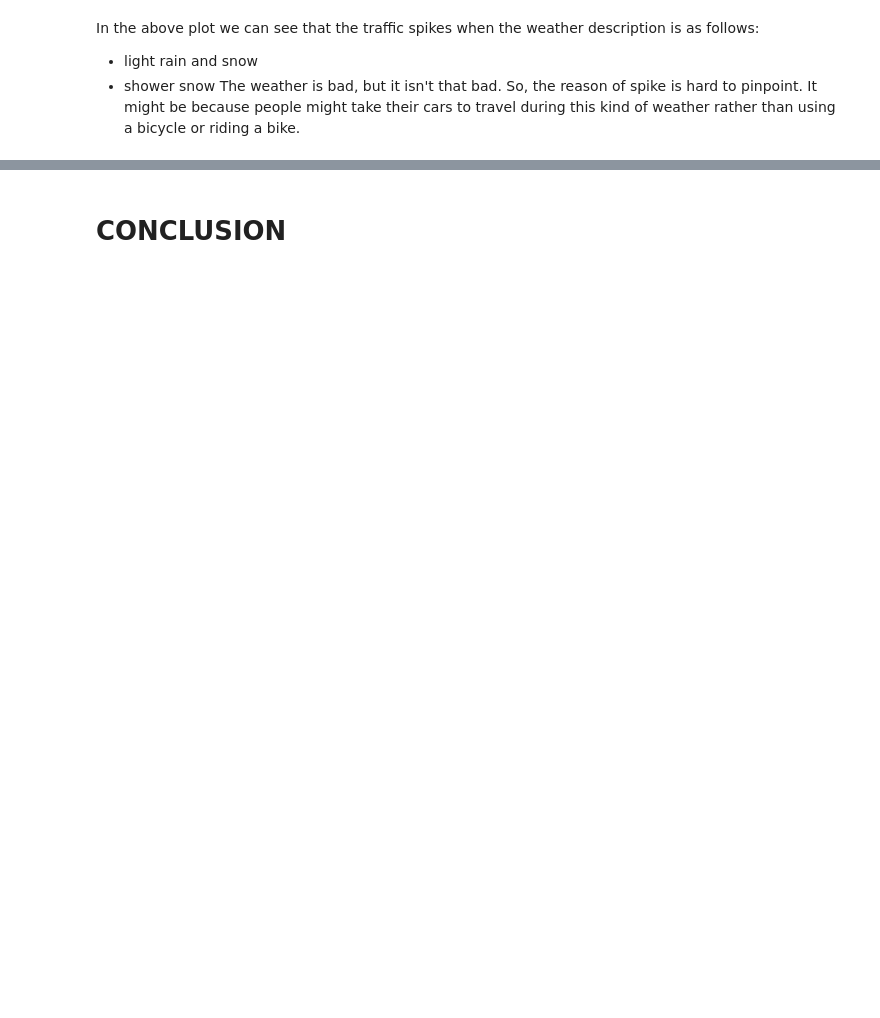
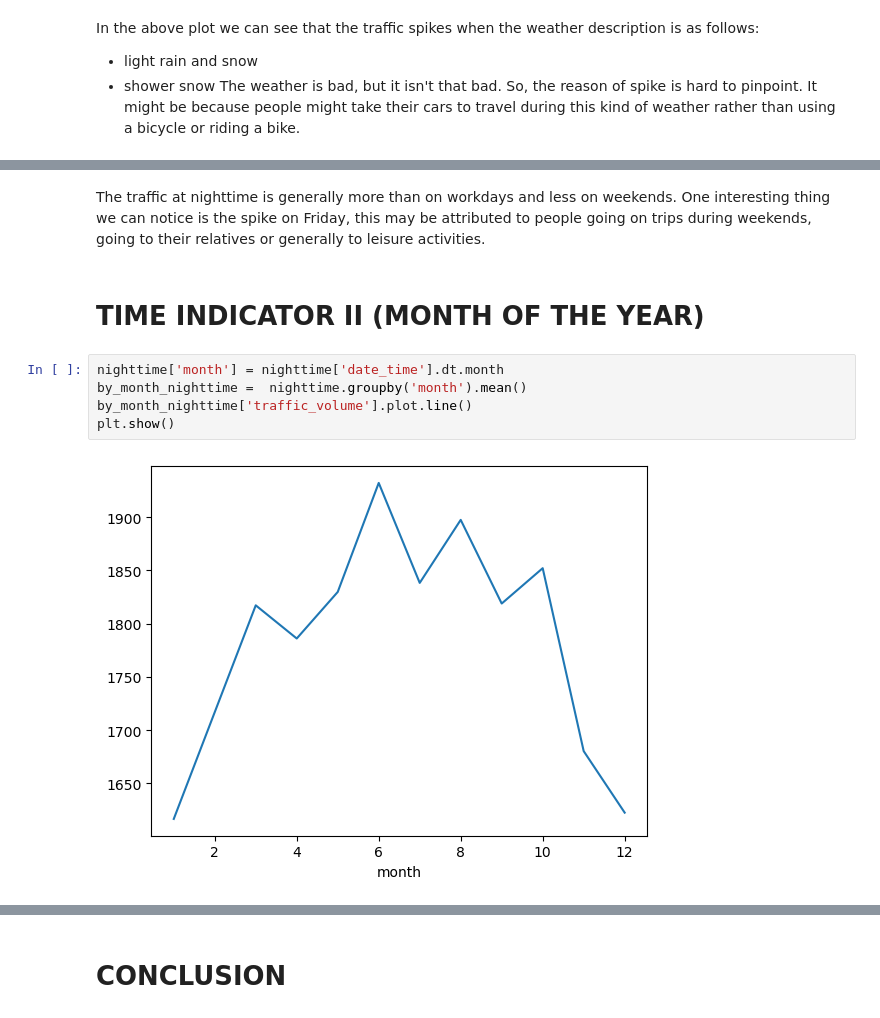
Before and after one commit to Vivek1325/Heavy-Traffic-Indicators-on-I-94, a Jupyter notebook: traffic analysis.ipynb, the cells around one changed output, grey strips where cells are left out. Saved outputs shown, nothing was run; the diff lists cells and outputs as text; blank space fills up the shorter version.

```diff
--- a/traffic analysis.ipynb
+++ b/traffic analysis.ipynb
@@ -321,0 +338,12 @@ It might be because people might take their cars to travel during this kind of w
+# %% [markdown]
+The traffic at nighttime is generally more than on workdays and less on weekends.
+One interesting thing we can notice is the spike on Friday, this may be attributed to people going on trips during weekends, going to their relatives or generally to leisure activities.
+# %% [markdown]
+# TIME INDICATOR II (MONTH OF THE YEAR)
+# %%
+nighttime['month'] = nighttime['date_time'].dt.month
+by_month_nighttime =  nighttime.groupby('month').mean()
+by_month_nighttime['traffic_volume'].plot.line()
+plt.show()
+# %% [output]
+[figure, added]
```
Also changed, not shown: parts of 33 cells of this notebook.
